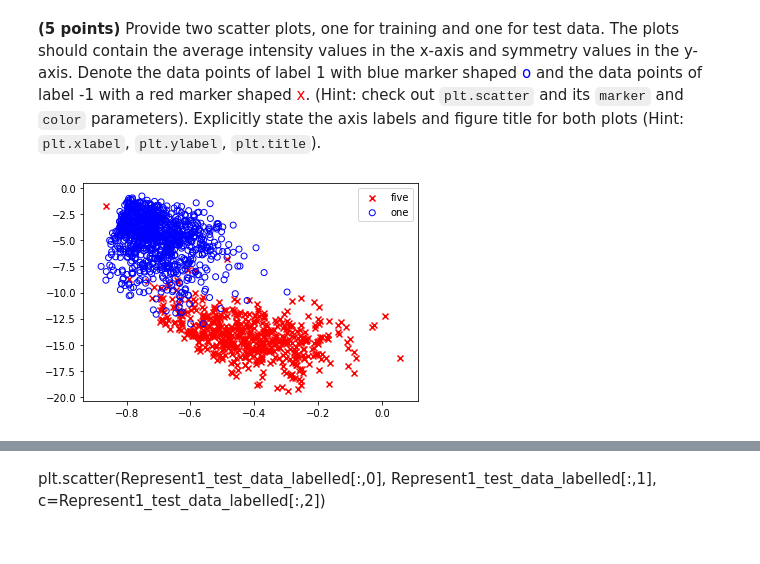
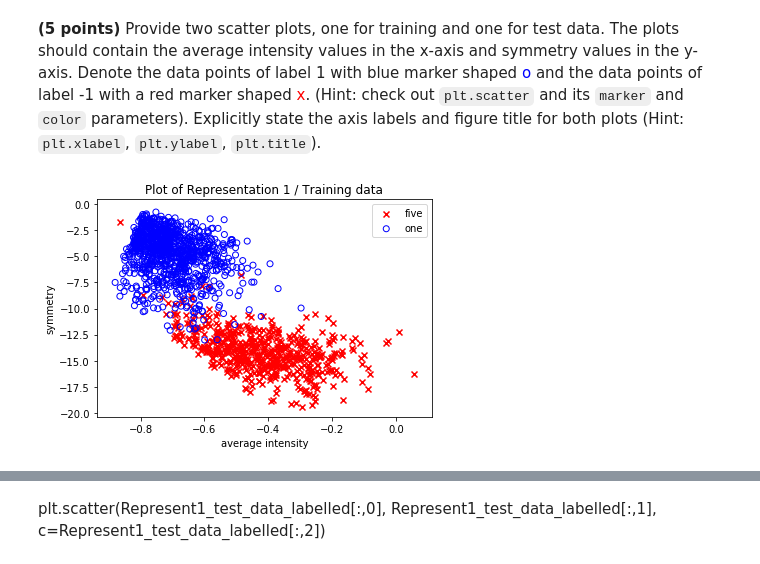
Before and after one commit to yavuzDemir21/Machine-Learning-Digit-Classifier, a Jupyter notebook: SolnTemplate_BES.ipynb, the cells around one changed output, grey strips where cells are left out. Saved outputs shown, nothing was run; the diff lists cells and outputs as text; code cells hidden in the pictures.

```diff
--- a/SolnTemplate_BES.ipynb
+++ b/SolnTemplate_BES.ipynb
@@ -154,9 +154,12 @@ Represent1_test_data_labelled = np.column_stack((Represent1_test_data,test_label
 # %%
 fig = plt.figure()
 ax1 = fig.add_subplot(111)
 ax1.scatter(Represent1_train_data[train_labels==-1,0], Represent1_train_data[train_labels== -1,1], marker = 'x', color='red', label='five')
 ax1.scatter(Represent1_train_data[train_labels==1,0], Represent1_train_data[train_labels== 1,1], marker = 'o',facecolors='none', edgecolors='blue', label='one')
 plt.legend(loc='upper right')
+plt.xlabel('average intensity')
+plt.ylabel('symmetry')
+plt.title('Plot of Representation 1 / Training data')
 plt.show()
 # %% [output]
-[figure, old version]
+[figure, new version]
```
Also changed, not shown: parts of 4 cells of this notebook.
